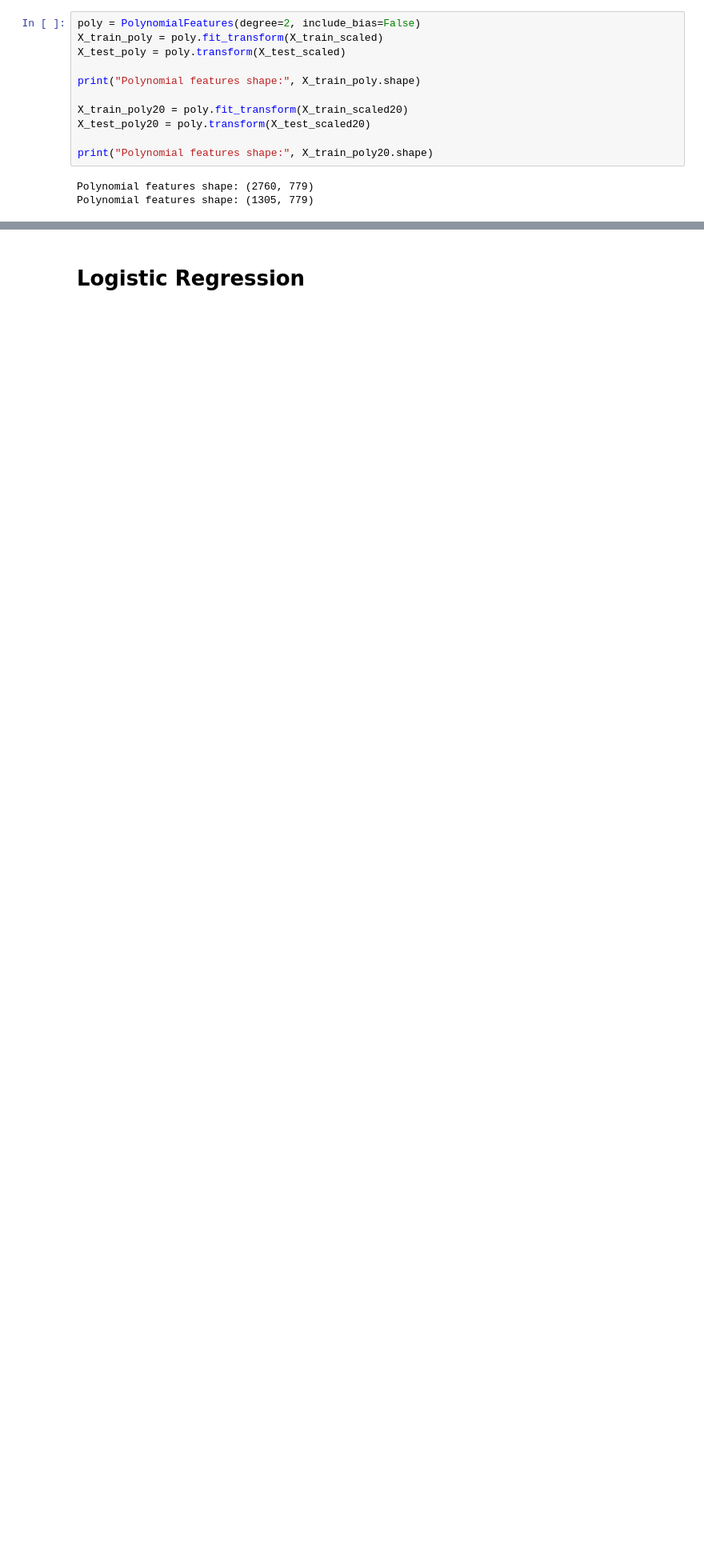
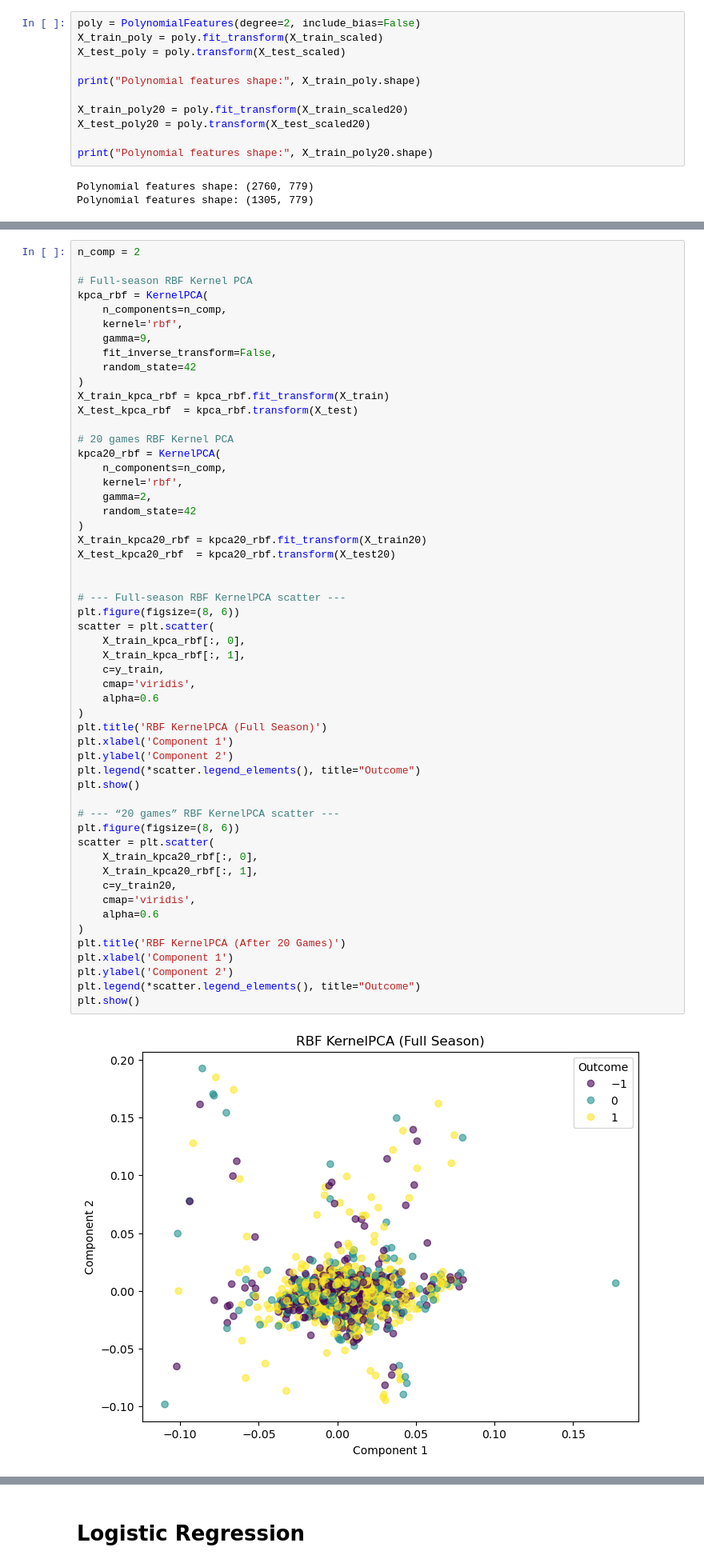
Before and after one commit to edricklinardi/Football-Match-Prediction, a Jupyter notebook: Project.ipynb, the cells around one changed output, grey strips where cells are left out. Shown at 80% size. Saved outputs shown, nothing was run; the diff lists cells and outputs as text; blank space fills up the shorter version.

```diff
--- a/Project.ipynb
+++ b/Project.ipynb
@@ -478,0 +480,56 @@ Polynomial features shape: (1305, 779)
+# %%
+n_comp = 2
+
+# Full‐season RBF Kernel PCA
+kpca_rbf = KernelPCA(
+    n_components=n_comp,
+    kernel='rbf',
+    gamma=9,
+    fit_inverse_transform=False,
+    random_state=42
+)
+X_train_kpca_rbf = kpca_rbf.fit_transform(X_train)
+X_test_kpca_rbf  = kpca_rbf.transform(X_test)
+
+# 20 games RBF Kernel PCA
+kpca20_rbf = KernelPCA(
+    n_components=n_comp,
+    kernel='rbf',
+    gamma=2,
+    random_state=42
+)
+X_train_kpca20_rbf = kpca20_rbf.fit_transform(X_train20)
+X_test_kpca20_rbf  = kpca20_rbf.transform(X_test20)
+
+
+# --- Full‐season RBF KernelPCA scatter ---
+plt.figure(figsize=(8, 6))
+scatter = plt.scatter(
+    X_train_kpca_rbf[:, 0],
+    X_train_kpca_rbf[:, 1],
+    c=y_train,
+    cmap='viridis',
+    alpha=0.6
+)
+plt.title('RBF KernelPCA (Full Season)')
+plt.xlabel('Component 1')
+plt.ylabel('Component 2')
+plt.legend(*scatter.legend_elements(), title="Outcome")
+plt.show()
+
+# --- “20 games” RBF KernelPCA scatter ---
+plt.figure(figsize=(8, 6))
+scatter = plt.scatter(
+    X_train_kpca20_rbf[:, 0],
+    X_train_kpca20_rbf[:, 1],
+    c=y_train20,
+    cmap='viridis',
+    alpha=0.6
+)
+plt.title('RBF KernelPCA (After 20 Games)')
+plt.xlabel('Component 1')
+plt.ylabel('Component 2')
+plt.legend(*scatter.legend_elements(), title="Outcome")
+plt.show()
+# %% [output]
+[figure, added]
```
Also changed, not shown: parts of 8 cells of this notebook.
